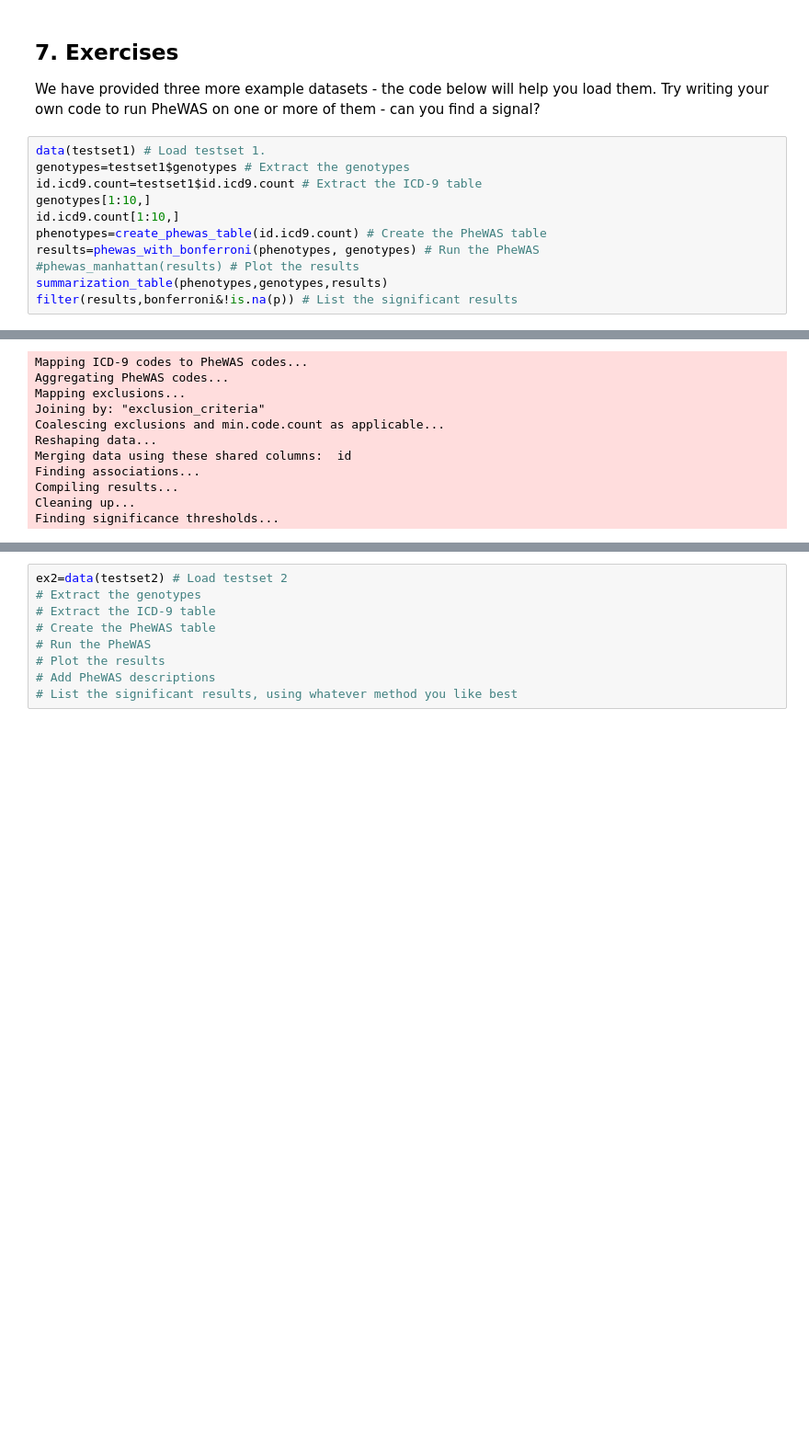
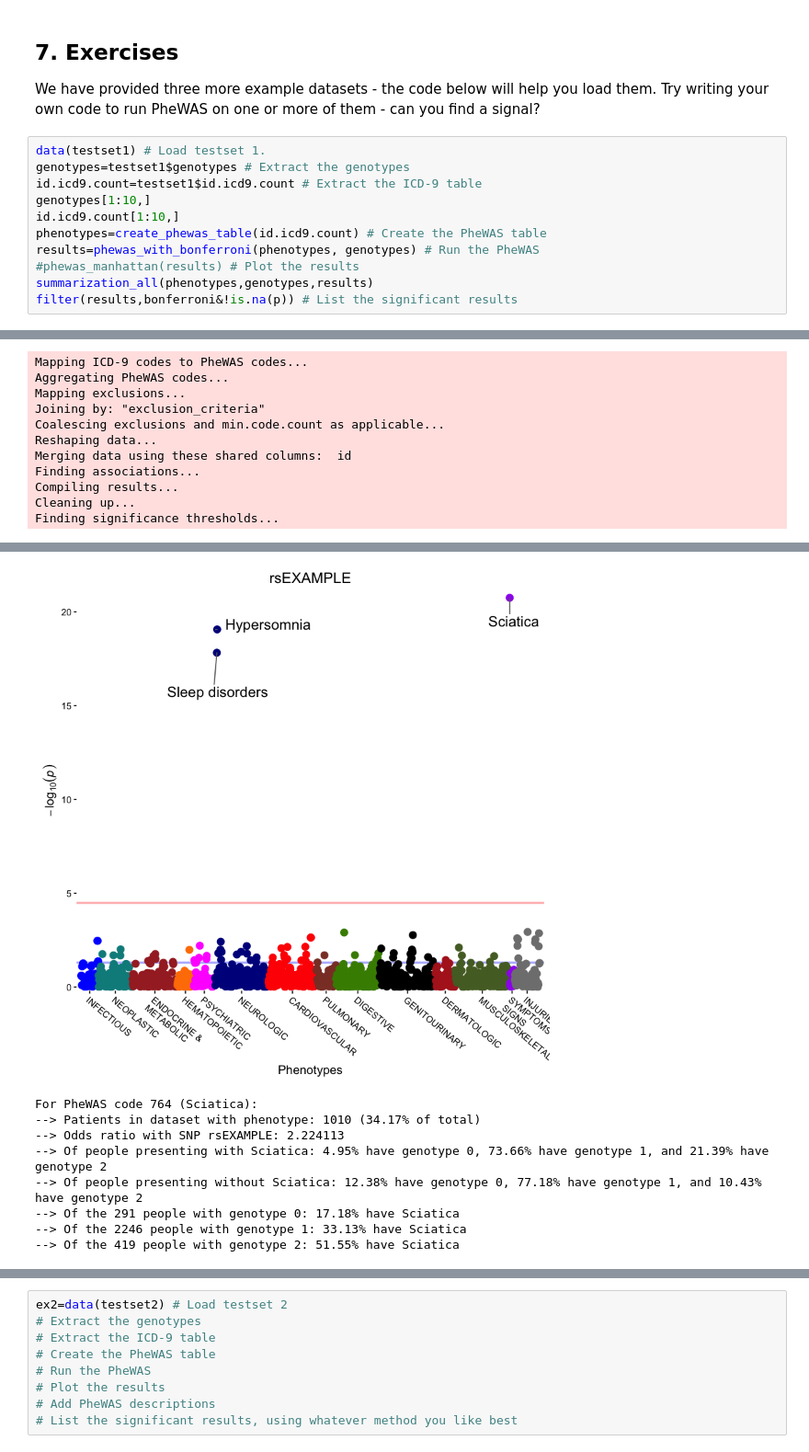
Before and after one commit to ekawaler/simplePheWAS, a Jupyter notebook: PheWAS Example.ipynb, the cells around one changed output, grey strips where cells are left out. Shown at 92% size. Drawn from its saved outputs; the diff is of its cells as text; blank space fills up the shorter version.

Commit message:
Last change to summarization for now

```diff
--- a/PheWAS Example.ipynb
+++ b/PheWAS Example.ipynb
@@ -300,7 +315,7 @@ id.icd9.count[1:10,]
 phenotypes=create_phewas_table(id.icd9.count) # Create the PheWAS table
 results=phewas_with_bonferroni(phenotypes, genotypes) # Run the PheWAS
 #phewas_manhattan(results) # Plot the results
-summarization_table(phenotypes,genotypes,results)
+summarization_all(phenotypes,genotypes,results)
 filter(results,bonferroni&!is.na(p)) # List the significant results
 # %% [output]
 |  | id | rsEXAMPLE |
@@ -355,0 +371,9 @@ The SNP rsEXAMPLE is significantly associated with Sciatica (PheWAS code 764) wi
+[figure, added]
+For PheWAS code 764 (Sciatica):
+--> Patients in dataset with phenotype: 1010 (34.17% of total)
+--> Odds ratio with SNP rsEXAMPLE: 2.224113
+--> Of people presenting with Sciatica: 4.95% have genotype 0, 73.66% have genotype 1, and 21.39% have genotype 2
+--> Of people presenting without Sciatica: 12.38% have genotype 0, 77.18% have genotype 1, and 10.43% have genotype 2
+--> Of the 291 people with genotype 0: 17.18% have Sciatica
+--> Of the 2246 people with genotype 1: 33.13% have Sciatica
+--> Of the 419 people with genotype 2: 51.55% have Sciatica
```
Also changed, not shown: parts of 2 cells of this notebook, 1 other file.
